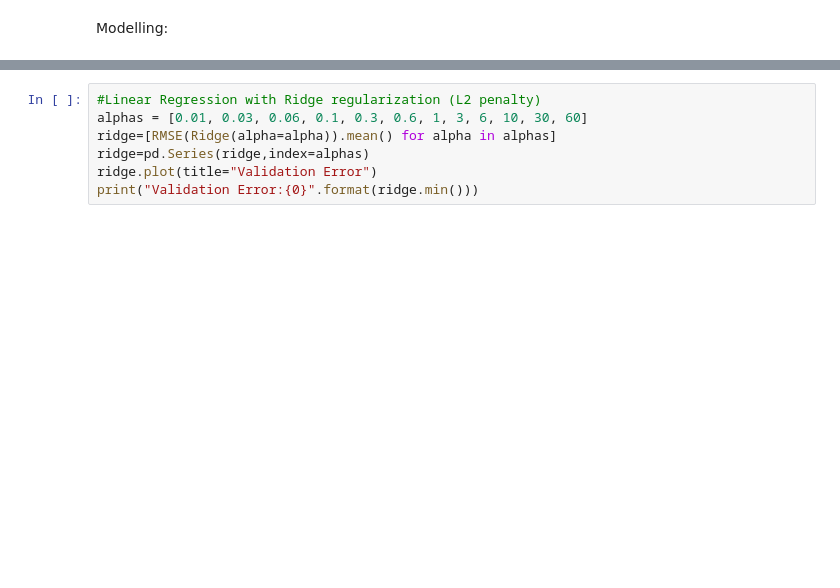
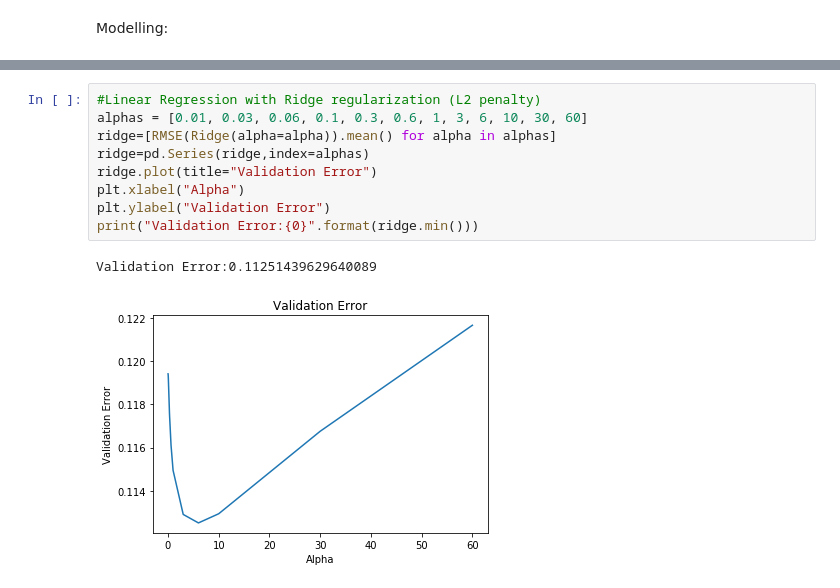
Before and after one commit to sshet06/Kaggle_Practice_project, a Jupyter notebook: LinearRegression.ipynb, the cells around one changed output, grey strips where cells are left out. Drawn from its saved outputs; the diff is of its cells as text; blank space fills up the shorter version.

```diff
--- a/LinearRegression.ipynb
+++ b/LinearRegression.ipynb
@@ -133,8 +153,13 @@ plt.show()
 # %%
 #Linear Regression with Ridge regularization (L2 penalty)
 alphas = [0.01, 0.03, 0.06, 0.1, 0.3, 0.6, 1, 3, 6, 10, 30, 60]
 ridge=[RMSE(Ridge(alpha=alpha)).mean() for alpha in alphas]
 ridge=pd.Series(ridge,index=alphas)
 ridge.plot(title="Validation Error")
+plt.xlabel("Alpha")
+plt.ylabel("Validation Error")
 print("Validation Error:{0}".format(ridge.min()))
+# %% [output]
+Validation Error:0.11251439629640089
+[figure, added]
 # %%
```
Also changed, not shown: parts of 16 cells of this notebook.
